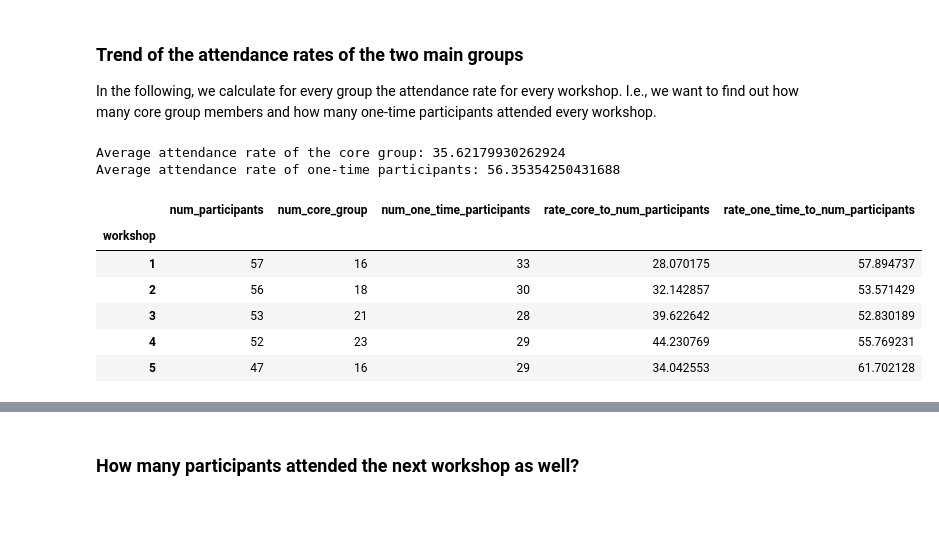
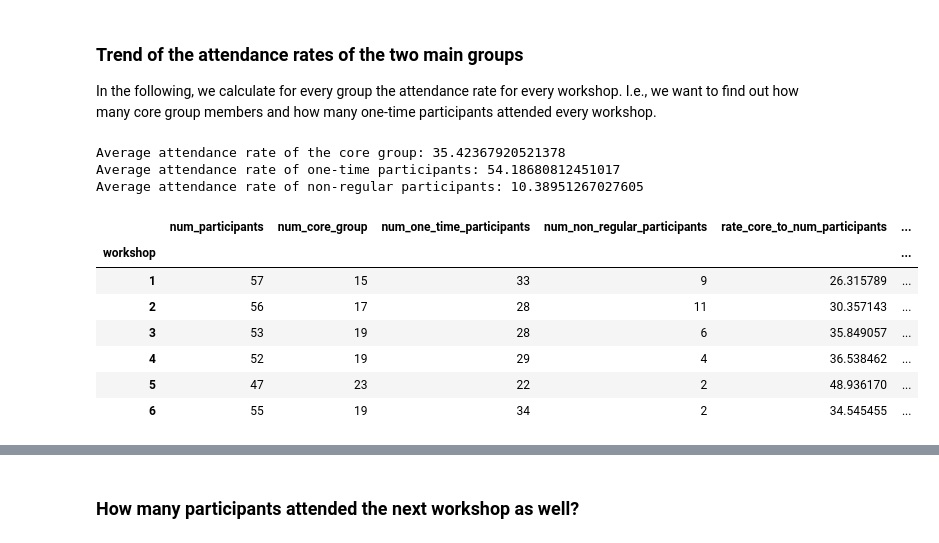
Before and after one commit to DLR-SC/analysis-dlr-se-waws, a Jupyter notebook: analysis.ipynb, the cells around one changed output, grey strips where cells are left out. Drawn from its saved outputs; the diff is of its cells as text; code cells hidden in the pictures; blank space fills up the shorter version.

```diff
--- a/analysis.ipynb
+++ b/analysis.ipynb
@@ -95,8 +99,14 @@ participants_more_one_workshop = participants[participants.num_workshops_visited
 num_participants_more_one_workshop = len(participants_more_one_workshop)
 core_group = participants_more_one_workshop[participants_more_one_workshop.non_regular == False] # See definition of non_regular
 num_core_group = len(core_group)
+num_core_group_still_there = len(core_group[core_group.currently_works_for_DLR == True])
+non_regular_group = participants_more_one_workshop[participants_more_one_workshop.non_regular == True] # See definition of non_regular
+num_non_regular_group = len(non_regular_group)
+num_non_regular_group_still_there = len(non_regular_group[non_regular_group.currently_works_for_DLR == True])
 
 print("Number of participants visiting more than one workshop:", num_participants_more_one_workshop)
 print("Number of core group members:", num_core_group)
-print("Number of non-regular visitors:", num_participants_more_one_workshop - num_core_group)
+print("Number of core group members still working at DLR:", num_core_group_still_there)
+print("Number of non-regular visitors:", num_non_regular_group)
+print("Number of non-regular visitors still working at DLR:", num_non_regular_group_still_there)
 # %% [output]
@@ -119,43 +131,57 @@ In the following, we calculate for every group the attendance rate for every wor
 # %%
 # Define attendance data and calculates corresponding attendance rates
 attendance_data = {
-    "workshop": [1, 2, 3, 4, 5],
+    "workshop": [1, 2, 3, 4, 5, 6],
     "num_participants": workshops.num_participants.values,
     "num_core_group": [
         core_group["1"].sum(),
         core_group["2"].sum(),
         core_group["3"].sum(),
         core_group["4"].sum(),
-        core_group["5"].sum()],
+        core_group["5"].sum(),
+        core_group["6"].sum()],
     "num_one_time_participants": [
         one_time_participants["1"].sum(),
         one_time_participants["2"].sum(),
         one_time_participants["3"].sum(),
         one_time_participants["4"].sum(),
-        one_time_participants["5"].sum()]
+        one_time_participants["5"].sum(),
+        one_time_participants["6"].sum()],
+     "num_non_regular_participants": [
+        non_regular_group["1"].sum(),
+        non_regular_group["2"].sum(),
+        non_regular_group["3"].sum(),
+        non_regular_group["4"].sum(),
+        non_regular_group["5"].sum(),
+        non_regular_group["6"].sum()]
 }
 attendance_data = pd.DataFrame(attendance_data)
 attendance_data["rate_core_to_num_participants"] = attendance_data["num_core_group"] / attendance_data["num_participants"] * 100
 attendance_data["rate_one_time_to_num_participants"] = attendance_data["num_one_time_participants"] / attendance_data["num_participants"] * 100
+attendance_data["rate_non_regular_participants_to_num_participants"] = attendance_data["num_non_regular_participants"] / attendance_data["num_participants"] * 100
 attendance_data = attendance_data.set_index("workshop")
 
 # Calculate the average attendance rate for every group
 average_attendance_rate_core = attendance_data["rate_core_to_num_participants"].sum() / len(workshops)
 average_attendance_rate_one_time = attendance_data["rate_one_time_to_num_participants"].sum() / len(workshops)
+average_attendance_rate_non_regular = attendance_data["rate_non_regular_participants_to_num_participants"].sum() / len(workshops)
 
 print("Average attendance rate of the core group:", average_attendance_rate_core)
 print("Average attendance rate of one-time participants:", average_attendance_rate_one_time)
-attendance_data.head(5)
+print("Average attendance rate of non-regular participants:", average_attendance_rate_non_regular)
+attendance_data.head(6)
 # %% [output]
-Average attendance rate of the core group: 35.62179930262924
-Average attendance rate of one-time participants: 56.35354250431688
+Average attendance rate of the core group: 35.42367920521378
+Average attendance rate of one-time participants: 54.18680812451017
+Average attendance rate of non-regular participants: 10.38951267027605
-|  | num_participants | num_core_group | num_one_time_participants | rate_core_to_num_participants | rate_one_time_to_num_participants |
-| workshop |  |  |  |  |  |
-| 1 | 57 | 16 | 33 | 28.070175 | 57.894737 |
-| 2 | 56 | 18 | 30 | 32.142857 | 53.571429 |
-| 3 | 53 | 21 | 28 | 39.622642 | 52.830189 |
-| 4 | 52 | 23 | 29 | 44.230769 | 55.769231 |
-| 5 | 47 | 16 | 29 | 34.042553 | 61.702128 |
+|  | num_participants | num_core_group | num_one_time_participants | num_non_regular_participants | rate_core_to_num_participants | ... |
+| workshop |  |  |  |  |  | ... |
+| 1 | 57 | 15 | 33 | 9 | 26.315789 | ... |
+| 2 | 56 | 17 | 28 | 11 | 30.357143 | ... |
+| 3 | 53 | 19 | 28 | 6 | 35.849057 | ... |
+| 4 | 52 | 19 | 29 | 4 | 36.538462 | ... |
+| 5 | 47 | 23 | 22 | 2 | 48.936170 | ... |
+| 6 | 55 | 19 | 34 | 2 | 34.545455 | ... |
 # %%
 # Plot rates trend
 %matplotlib inline
```
Also changed, not shown: parts of 20 cells of this notebook, 3 other files.
